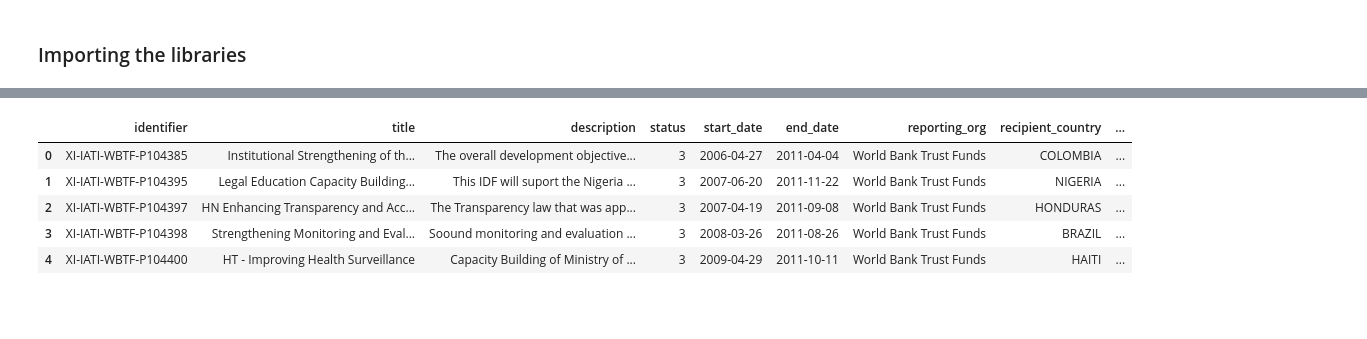
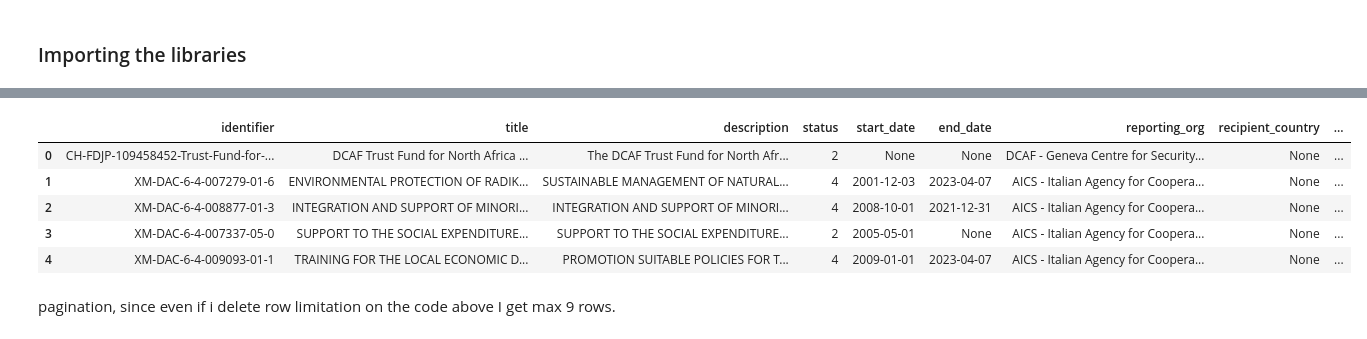
Before and after one commit to leilafarsani/iati-datastore-apache-sorl, a Jupyter notebook: datastore.ipynb, the cells around one changed output, grey strips where cells are left out. Drawn from its saved outputs; the diff is of its cells as text; code cells hidden in the pictures; blank space fills up the shorter version.

Commit message:
pagination

```diff
--- a/datastore.ipynb
+++ b/datastore.ipynb
@@ -19,7 +19,8 @@ url = 'https://api.iatistandard.org/datastore/activity/iati'
 # parameters
 params = {
     'q': '*:*',  # Query all records
-    'rows': 5    # Limit the number of results
+    'rows': 5 ,   # Limit the number of results
+    'fq': 'iati_identifier:CH-4-1980001679'  # Filter for specific identifier
 }
 
 # headers
@@ -75,6 +76,8 @@ b'<?xml version="1.0" encoding="UTF-8"?><iati-activities generated-datetime="202
 |  | identifier | title | description | status | start_date | end_date | reporting_org | recipient_country | ... |
-| 0 | XI-IATI-WBTF-P104385 | Institutional Strengthening of th... | The overall development objective... | 3 | 2006-04-27 | 2011-04-04 | World Bank Trust Funds | COLOMBIA | ... |
-| 1 | XI-IATI-WBTF-P104395 | Legal Education Capacity Building... | This IDF will suport the Nigeria ... | 3 | 2007-06-20 | 2011-11-22 | World Bank Trust Funds | NIGERIA | ... |
-| 2 | XI-IATI-WBTF-P104397 | HN Enhancing Transparency and Acc... | The Transparency law that was app... | 3 | 2007-04-19 | 2011-09-08 | World Bank Trust Funds | HONDURAS | ... |
-| 3 | XI-IATI-WBTF-P104398 | Strengthening Monitoring and Eval... | Soound monitoring and evaluation ... | 3 | 2008-03-26 | 2011-08-26 | World Bank Trust Funds | BRAZIL | ... |
-| 4 | XI-IATI-WBTF-P104400 | HT - Improving Health Surveillance | Capacity Building of Ministry of ... | 3 | 2009-04-29 | 2011-10-11 | World Bank Trust Funds | HAITI | ... |
+| 0 | CH-FDJP-109458452-Trust-Fund-for-... | DCAF Trust Fund for North Africa ... | The DCAF Trust Fund for North Afr... | 2 | None | None | DCAF - Geneva Centre for Security... | None | ... |
+| 1 | XM-DAC-6-4-007279-01-6 | ENVIRONMENTAL PROTECTION OF RADIK... | SUSTAINABLE MANAGEMENT OF NATURAL... | 4 | 2001-12-03 | 2023-04-07 | AICS - Italian Agency for Coopera... | None | ... |
+| 2 | XM-DAC-6-4-008877-01-3 | INTEGRATION AND SUPPORT OF MINORI... | INTEGRATION AND SUPPORT OF MINORI... | 4 | 2008-10-01 | 2021-12-31 | AICS - Italian Agency for Coopera... | None | ... |
+| 3 | XM-DAC-6-4-007337-05-0 | SUPPORT TO THE SOCIAL EXPENDITURE... | SUPPORT TO THE SOCIAL EXPENDITURE... | 2 | 2005-05-01 | None | AICS - Italian Agency for Coopera... | None | ... |
+| 4 | XM-DAC-6-4-009093-01-1 | TRAINING FOR THE LOCAL ECONOMIC D... | PROMOTION SUITABLE POLICIES FOR T... | 4 | 2009-01-01 | 2023-04-07 | AICS - Italian Agency for Coopera... | None | ... |
+# %% [markdown]
+pagination, since even if i delete row limitation on the code above I get max 9 rows.
```
Also changed, not shown: parts of 2 cells of this notebook.
